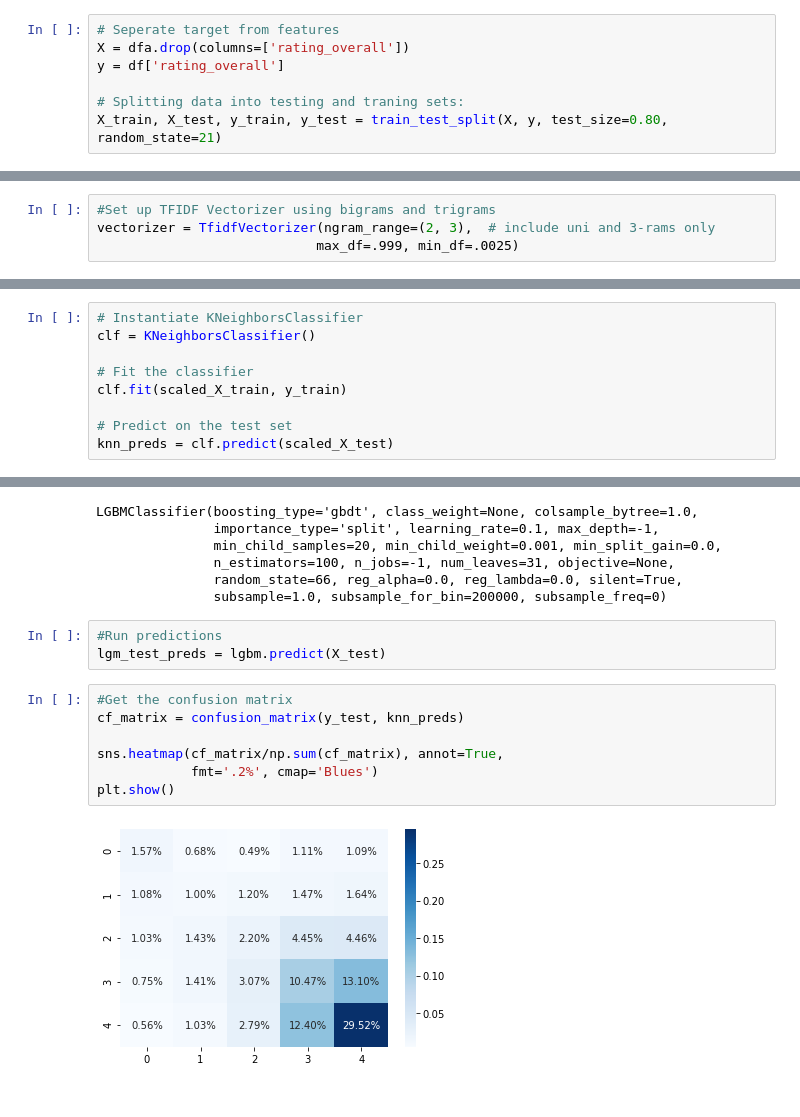
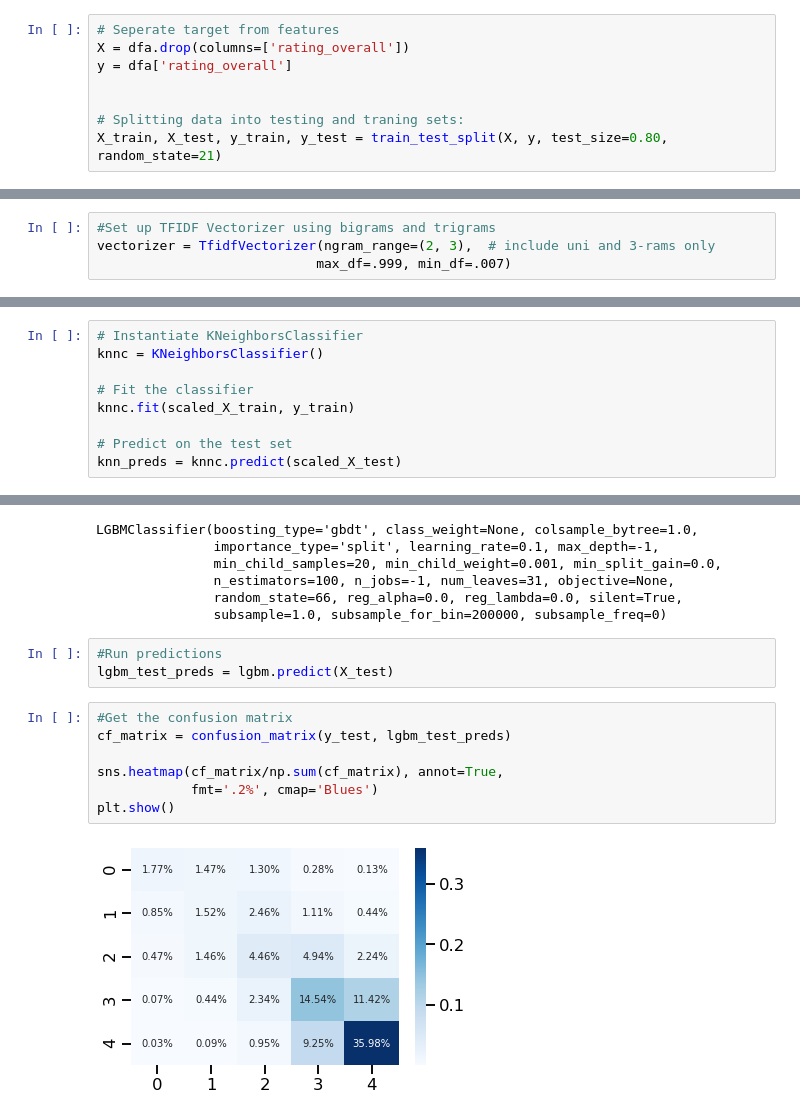
Before and after one commit to DataOnATangent/Glassdoor_NLP, a Jupyter notebook: modeling/modeling.ipynb, the cells around one changed output, grey strips where cells are left out. Cells and saved outputs as stored; diff of their text form.

```diff
--- a/modeling/modeling.ipynb
+++ b/modeling/modeling.ipynb
@@ -91,7 +91,8 @@ Now my data is ready to split into testing and training sets, vectorize the text
 # %%
 # Seperate target from features
 X = dfa.drop(columns=['rating_overall'])
-y = df['rating_overall']
+y = dfa['rating_overall']
+
 
 # Splitting data into testing and traning sets:
 X_train, X_test, y_train, y_test = train_test_split(X, y, test_size=0.80, random_state=21)
@@ -105,7 +106,7 @@ print(X_test.shape)
 # %%
 #Set up TFIDF Vectorizer using bigrams and trigrams
 vectorizer = TfidfVectorizer(ngram_range=(2, 3),  # include uni and 3-rams only
-                            max_df=.999, min_df=.0025)
+                            max_df=.999, min_df=.007)
 # %%
 #Apply Vectorizer
 tfidf_data_train = vectorizer.fit_transform(X_train['stem_str'])
@@ -291,13 +314,13 @@ scaled_X_train = scaler.fit_transform(X_train)
 scaled_X_test = scaler.transform(X_test)
 # %%
 # Instantiate KNeighborsClassifier
-clf = KNeighborsClassifier()
+knnc = KNeighborsClassifier()
 
 # Fit the classifier
-clf.fit(scaled_X_train, y_train)
+knnc.fit(scaled_X_train, y_train)
 
 # Predict on the test set
-knn_preds = clf.predict(scaled_X_test)
+knn_preds = knnc.predict(scaled_X_test)
 # %%
 #Get the confusion matrix
 cf_matrix = confusion_matrix(y_test, knn_preds)
@@ -347,15 +370,15 @@ LGBMClassifier(boosting_type='gbdt', class_weight=None, colsample_bytree=1.0,
                subsample=1.0, subsample_for_bin=200000, subsample_freq=0)
 # %%
 #Run predictions
-lgm_test_preds = lgbm.predict(X_test)
+lgbm_test_preds = lgbm.predict(X_test)
 # %%
 #Get the confusion matrix
-cf_matrix = confusion_matrix(y_test, knn_preds)
+cf_matrix = confusion_matrix(y_test, lgbm_test_preds)
 
 sns.heatmap(cf_matrix/np.sum(cf_matrix), annot=True,
             fmt='.2%', cmap='Blues')
 plt.show()
 # %% [output]
-[figure, old version]
+[figure, new version]
 # %%
 #Run metrics
```
Also changed, not shown: parts of 40 cells of this notebook, 11 other files.
